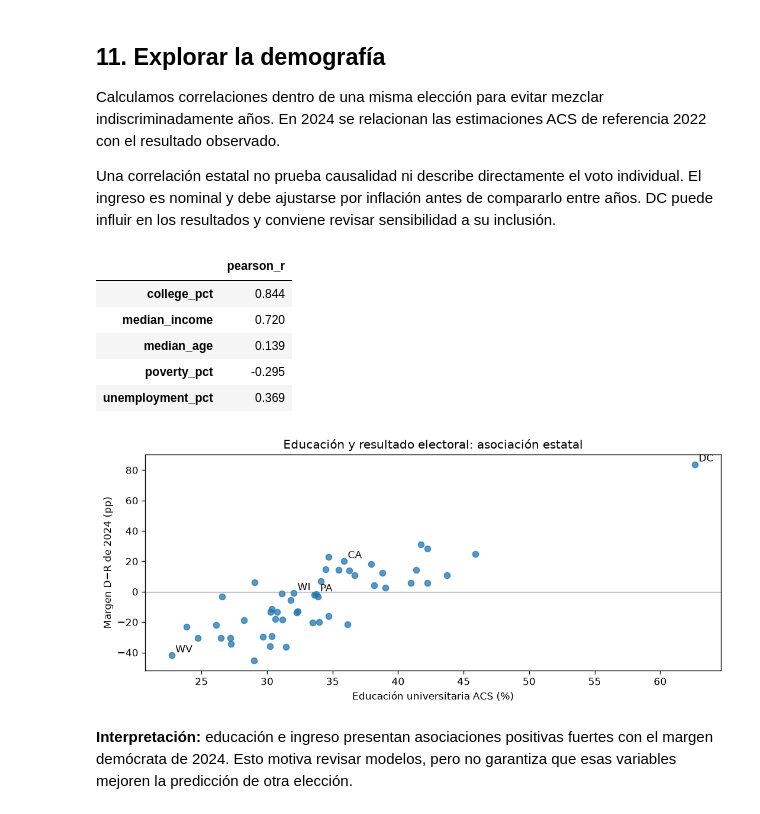
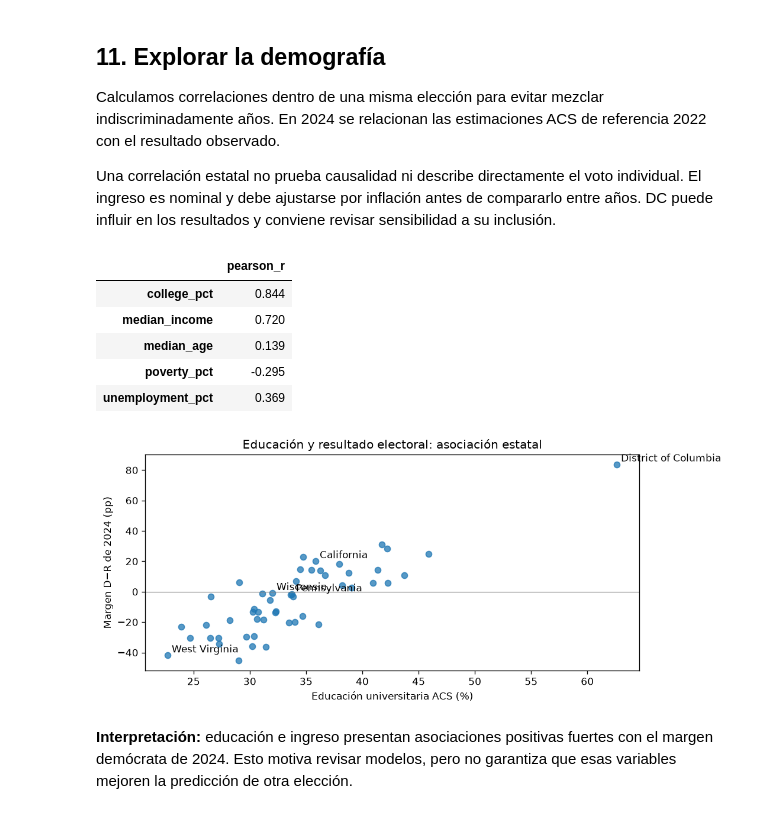
Before and after one commit to diaznicolasandres1/Ciencia-datos-, a Jupyter notebook: notebooks/01_informe_elecciones.ipynb, the cells around one changed output. Drawn from its saved outputs; the diff is of its cells as text; code cells hidden in the pictures.

```diff
--- a/notebooks/01_informe_elecciones.ipynb
+++ b/notebooks/01_informe_elecciones.ipynb
@@ -329,25 +329,25 @@ Una correlación estatal no prueba causalidad ni describe directamente el voto i
 # %%
 current = master.query("year == 2024")
 demographic_cols = ["college_pct", "median_income", "median_age", "poverty_pct", "unemployment_pct"]
 correlations = current[demographic_cols + ["margin"]].corr()["margin"].drop("margin")
 display(correlations.rename("pearson_r").to_frame().round(3))
 fig, ax = plt.subplots()
 ax.scatter(current.college_pct, current.margin, alpha=.75)
 for state in ["DC", "WI", "PA", "CA", "WV"]:
     row = current[current.state_po == state].iloc[0]
-    ax.annotate(state, (row.college_pct, row.margin), xytext=(4, 3), textcoords="offset points")
+    ax.annotate(row.state.title().replace("District Of Columbia", "District of Columbia"), (row.college_pct, row.margin), xytext=(4, 3), textcoords="offset points")
 ax.axhline(0, color="gray", linewidth=.7)
 ax.set(xlabel="Educación universitaria ACS (%)", ylabel="Margen D−R de 2024 (pp)", title="Educación y resultado electoral: asociación estatal")
 plt.tight_layout()
 plt.show()
 # %% [output]
 |  | pearson_r |
 | college_pct | 0.844 |
 | median_income | 0.720 |
 | median_age | 0.139 |
 | poverty_pct | -0.295 |
 | unemployment_pct | 0.369 |
-[figure, old version]
+[figure, new version]
 # %% [markdown]
 **Interpretación:** educación e ingreso presentan asociaciones positivas fuertes con el margen demócrata de 2024. Esto motiva revisar modelos, pero no garantiza que esas variables mejoren la predicción de otra elección.
 # %% [markdown]
```
Also changed, not shown: parts of 6 cells of this notebook, 4 other files.
